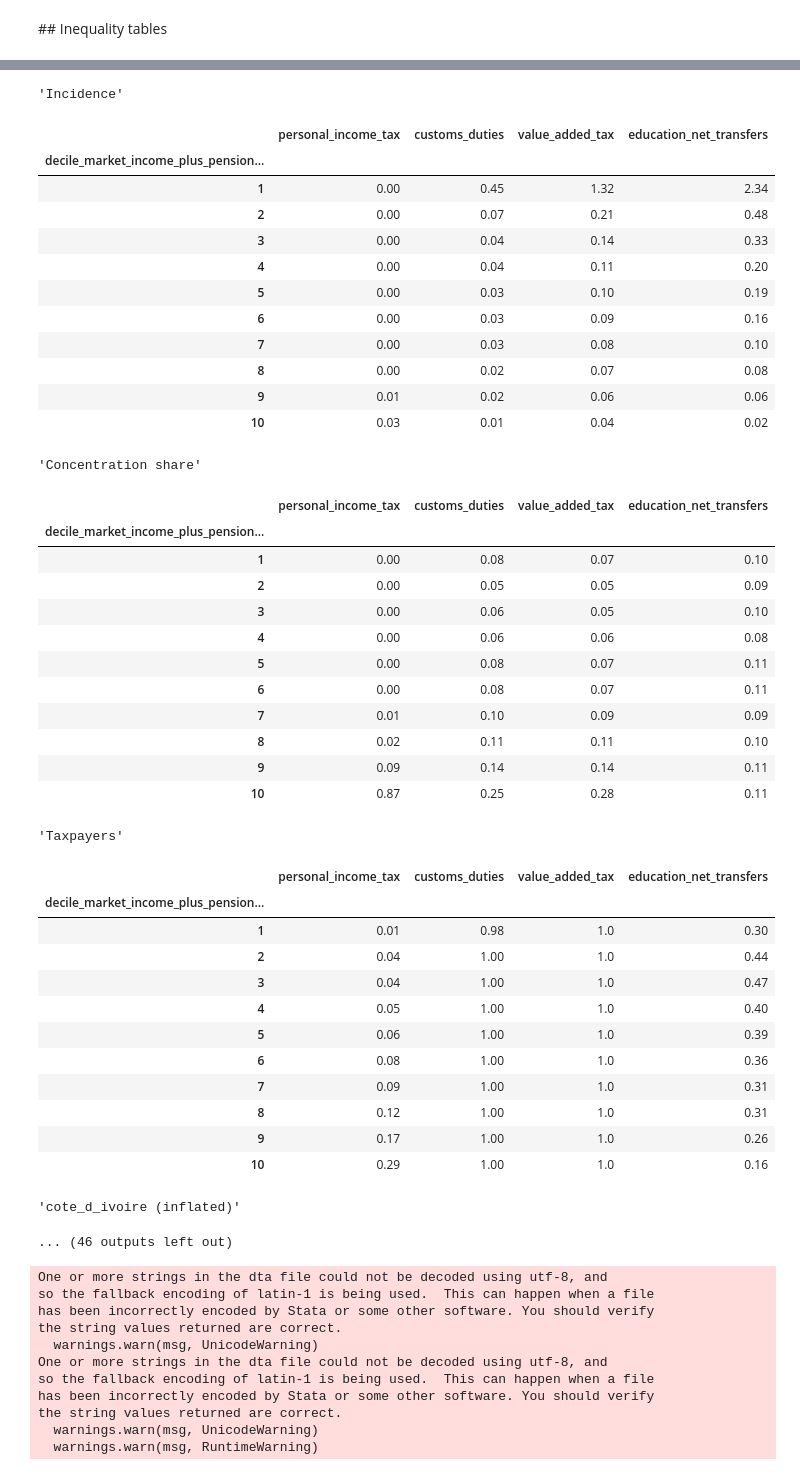
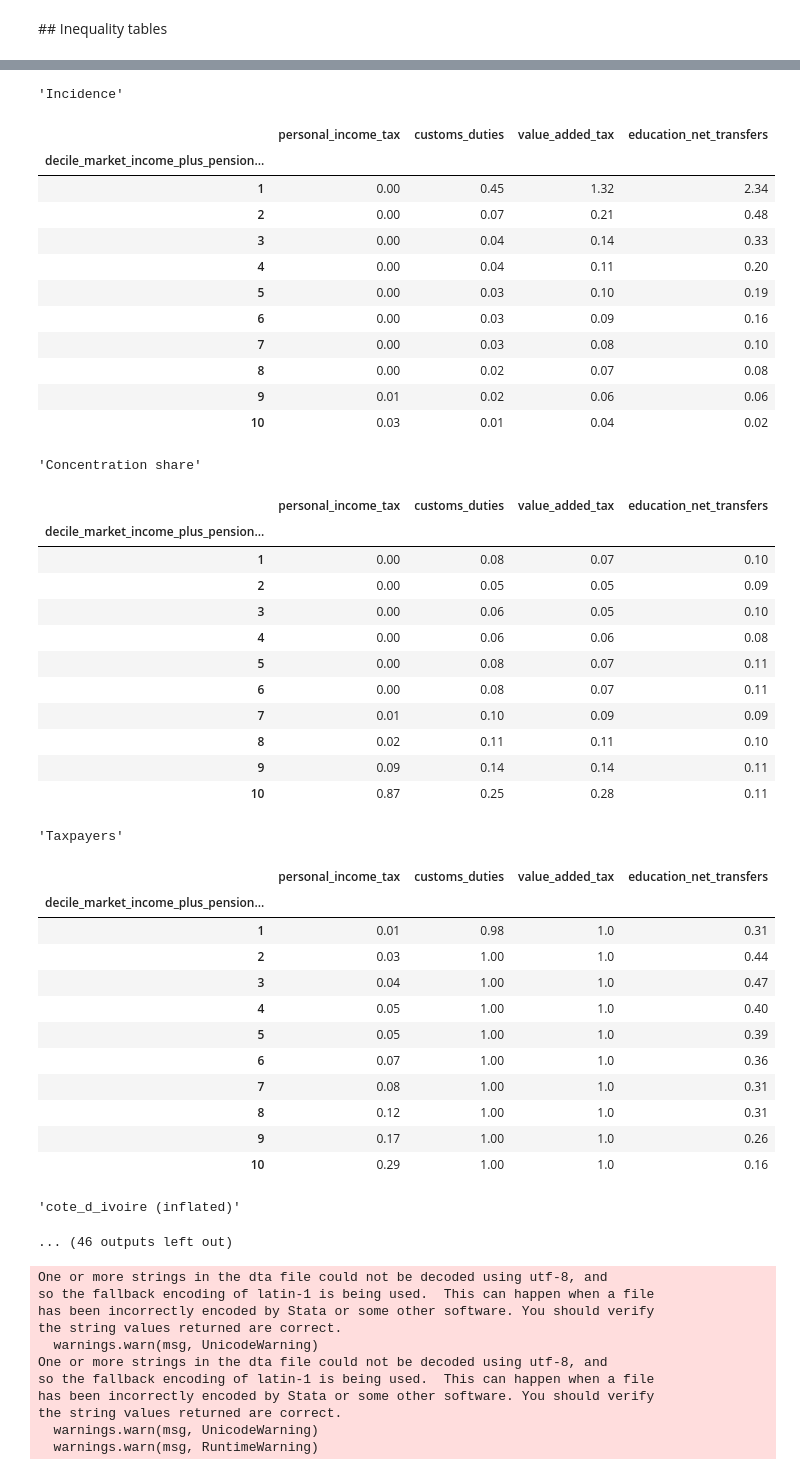
Before and after one commit to openfisca/openfisca-ceq, a Jupyter notebook: notebooks/results.ipynb, the cells around one changed output, grey strips where cells are left out. Drawn from its saved outputs; the diff is of its cells as text; code cells hidden in the pictures.

```diff
--- a/notebooks/results.ipynb
+++ b/notebooks/results.ipynb
@@ -57,7 +57,7 @@ for country, year in year_by_country.items():
     display("Concentration share")
     display(concentration_share(survey_scenario, tax_variables, by_variable))
     display("Taxpayers")
-    display(taxpayers_share(inflated_survey_scenario, tax_variables, by_variable))
+    display(taxpayers_share(survey_scenario, tax_variables, by_variable))
     display(country + " (inflated)")
     display("Ginis")
     display(inequality_table(inflated_survey_scenario))
@@ -104,40 +104,40 @@ the string values returned are correct.
 | Top 10 % | 0.47 | 0.47 | 0.47 | 0.46 | 0.48 | 0.45 |
 'Incidence'
 |  | personal_income_tax | customs_duties | value_added_tax | education_net_transfers |
 | decile_market_income_plus_pension... |  |  |  |  |
 | 1 | 0.00 | 0.45 | 1.32 | 2.34 |
 | 2 | 0.00 | 0.07 | 0.21 | 0.48 |
 | 3 | 0.00 | 0.04 | 0.14 | 0.33 |
 | 4 | 0.00 | 0.04 | 0.11 | 0.20 |
 | 5 | 0.00 | 0.03 | 0.10 | 0.19 |
 | 6 | 0.00 | 0.03 | 0.09 | 0.16 |
 | 7 | 0.00 | 0.03 | 0.08 | 0.10 |
 | 8 | 0.00 | 0.02 | 0.07 | 0.08 |
 | 9 | 0.01 | 0.02 | 0.06 | 0.06 |
 | 10 | 0.03 | 0.01 | 0.04 | 0.02 |
 'Concentration share'
 |  | personal_income_tax | customs_duties | value_added_tax | education_net_transfers |
 | decile_market_income_plus_pension... |  |  |  |  |
 | 1 | 0.00 | 0.08 | 0.07 | 0.10 |
 | 2 | 0.00 | 0.05 | 0.05 | 0.09 |
 | 3 | 0.00 | 0.06 | 0.05 | 0.10 |
 | 4 | 0.00 | 0.06 | 0.06 | 0.08 |
 | 5 | 0.00 | 0.08 | 0.07 | 0.11 |
 | 6 | 0.00 | 0.08 | 0.07 | 0.11 |
 | 7 | 0.01 | 0.10 | 0.09 | 0.09 |
 | 8 | 0.02 | 0.11 | 0.11 | 0.10 |
 | 9 | 0.09 | 0.14 | 0.14 | 0.11 |
 | 10 | 0.87 | 0.25 | 0.28 | 0.11 |
 'Taxpayers'
 |  | personal_income_tax | customs_duties | value_added_tax | education_net_transfers |
 | decile_market_income_plus_pension... |  |  |  |  |
-| 1 | 0.01 | 0.98 | 1.0 | 0.30 |
-| 2 | 0.04 | 1.00 | 1.0 | 0.44 |
+| 1 | 0.01 | 0.98 | 1.0 | 0.31 |
+| 2 | 0.03 | 1.00 | 1.0 | 0.44 |
 | 3 | 0.04 | 1.00 | 1.0 | 0.47 |
 | 4 | 0.05 | 1.00 | 1.0 | 0.40 |
-| 5 | 0.06 | 1.00 | 1.0 | 0.39 |
-| 6 | 0.08 | 1.00 | 1.0 | 0.36 |
-| 7 | 0.09 | 1.00 | 1.0 | 0.31 |
+| 5 | 0.05 | 1.00 | 1.0 | 0.39 |
+| 6 | 0.07 | 1.00 | 1.0 | 0.36 |
+| 7 | 0.08 | 1.00 | 1.0 | 0.31 |
 | 8 | 0.12 | 1.00 | 1.0 | 0.31 |
 | 9 | 0.17 | 1.00 | 1.0 | 0.26 |
 | 10 | 0.29 | 1.00 | 1.0 | 0.16 |
```
